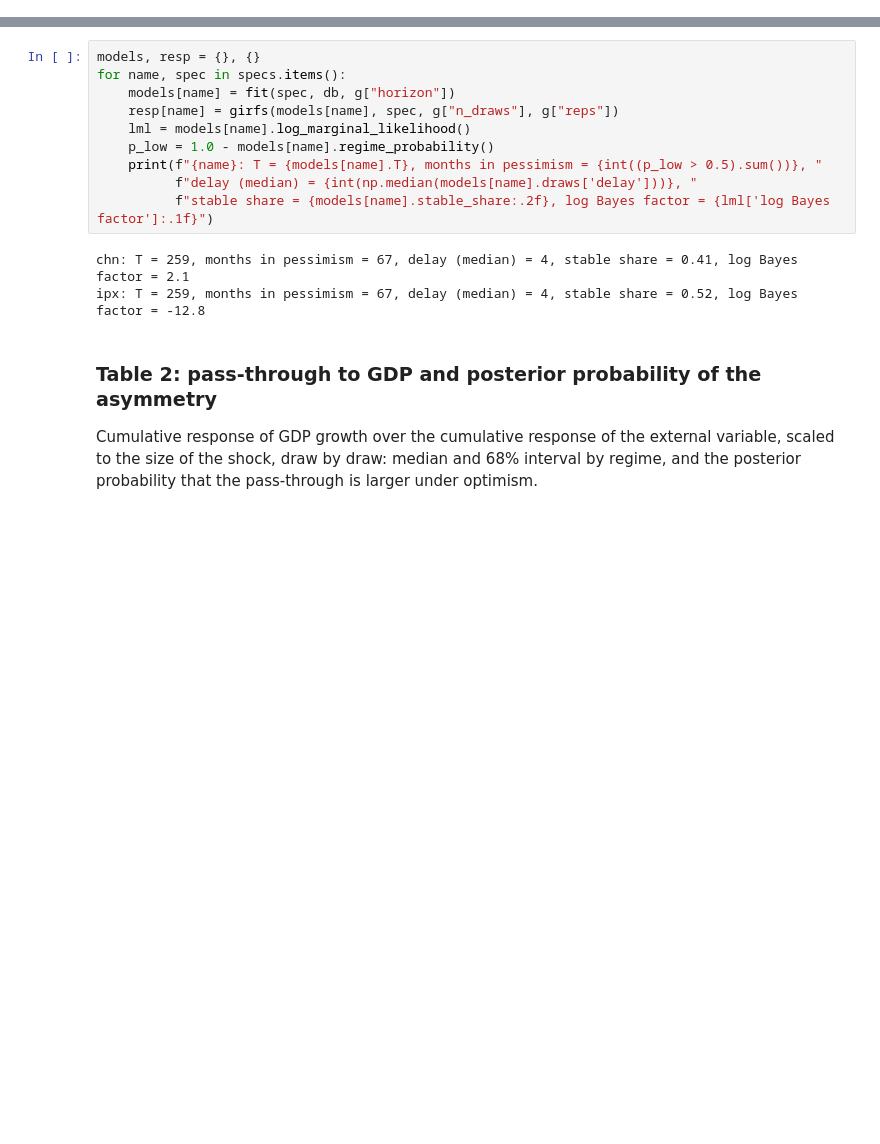
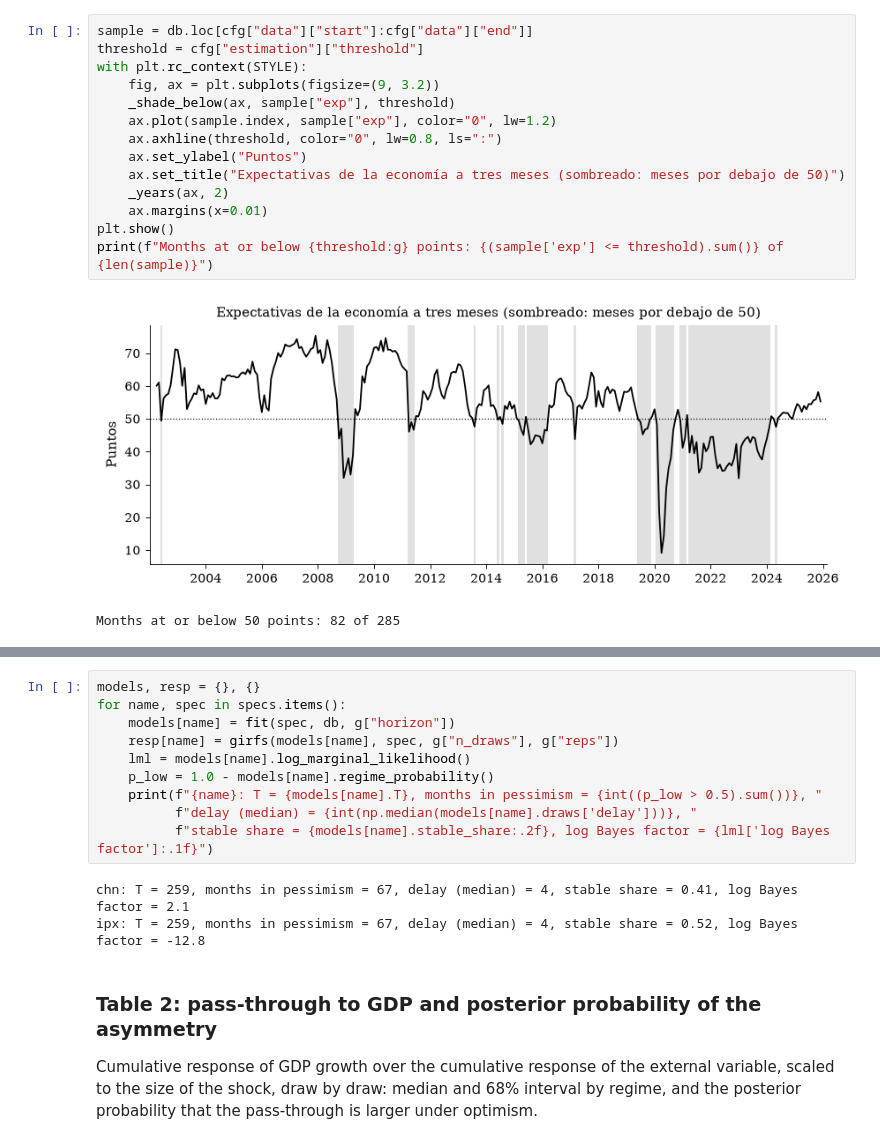
Before and after one commit to RenatoVassallo/tvar_external_shocks, a Jupyter notebook: notebooks/replication.ipynb, the cells around one changed output, grey strips where cells are left out. Saved outputs shown, nothing was run; the diff lists cells and outputs as text; blank space fills up the shorter version.

```diff
--- a/notebooks/replication.ipynb
+++ b/notebooks/replication.ipynb
@@ -29,0 +36,17 @@ pd.DataFrame({k: {"variables": ", ".join(s.variables), "shock (pp)": s.shock, "t
+# %%
+sample = db.loc[cfg["data"]["start"]:cfg["data"]["end"]]
+threshold = cfg["estimation"]["threshold"]
+with plt.rc_context(STYLE):
+    fig, ax = plt.subplots(figsize=(9, 3.2))
+    _shade_below(ax, sample["exp"], threshold)
+    ax.plot(sample.index, sample["exp"], color="0", lw=1.2)
+    ax.axhline(threshold, color="0", lw=0.8, ls=":")
+    ax.set_ylabel("Puntos")
+    ax.set_title("Expectativas de la economía a tres meses (sombreado: meses por debajo de 50)")
+    _years(ax, 2)
+    ax.margins(x=0.01)
+plt.show()
+print(f"Months at or below {threshold:g} points: {(sample['exp'] <= threshold).sum()} of {len(sample)}")
+# %% [output]
+[figure, added]
+Months at or below 50 points: 82 of 285
```
Also changed, not shown: parts of 15 cells of this notebook, 1 other file.
